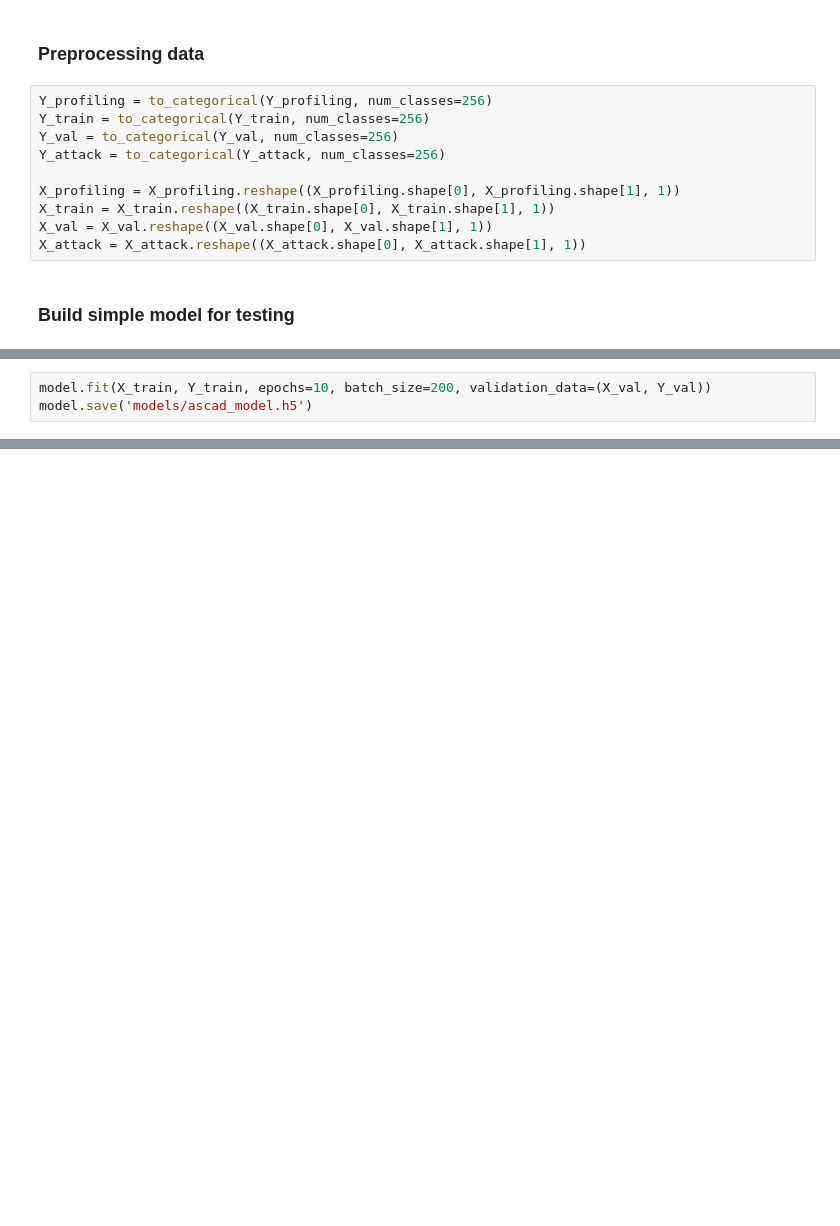
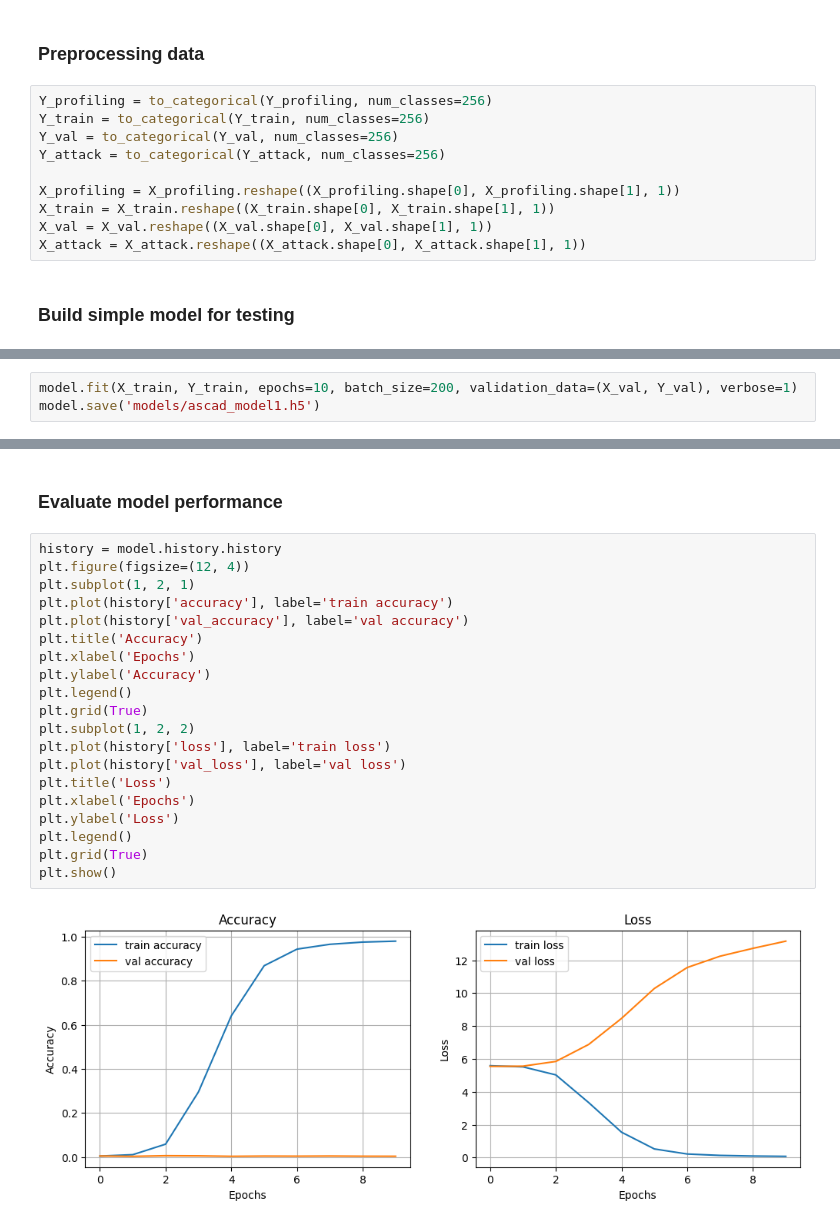
Before and after one commit to ricardo020202/SCA, a Jupyter notebook: SCA.ipynb, the cells around one changed output, grey strips where cells are left out. Cells and saved outputs as stored; diff of their text form; blank space fills up the shorter version.

```diff
--- a/SCA.ipynb
+++ b/SCA.ipynb
@@ -108,5 +130,5 @@ model.compile(optimizer='adam', loss='categorical_crossentropy', metrics=['accur
 # %%
-model.fit(X_train, Y_train, epochs=10, batch_size=200, validation_data=(X_val, Y_val))
-model.save('models/ascad_model.h5')
+model.fit(X_train, Y_train, epochs=10, batch_size=200, validation_data=(X_val, Y_val), verbose=1)
+model.save('models/ascad_model1.h5')
 # %% [output]
 Epoch 1/10
@@ -132,4 +154,28 @@ Epoch 10/10
 WARNING:absl:You are saving your model as an HDF5 file via `model.save()` or `keras.saving.save_model(model)`. This file format is considered legacy. We recommend using instead the native Keras format ...
+# %% [markdown]
+<h3>Evaluate model performance</h3>
+# %%
+history = model.history.history
+plt.figure(figsize=(12, 4))
+plt.subplot(1, 2, 1)
+plt.plot(history['accuracy'], label='train accuracy')
+plt.plot(history['val_accuracy'], label='val accuracy')
+plt.title('Accuracy')
+plt.xlabel('Epochs')
+plt.ylabel('Accuracy')
+plt.legend()
+plt.grid(True)
+plt.subplot(1, 2, 2)
+plt.plot(history['loss'], label='train loss')
+plt.plot(history['val_loss'], label='val loss')
+plt.title('Loss')
+plt.xlabel('Epochs')
+plt.ylabel('Loss')
+plt.legend()
+plt.grid(True)
+plt.show()
+# %% [output]
+[figure, added]
 # %%
 AES_SBOX = np.array([
     0x63, 0x7c, 0x77, 0x7b, 0xf2, 0x6b, 0x6f, 0xc5,
```
Also changed, not shown: parts of 6 cells of this notebook, 1 other file.
